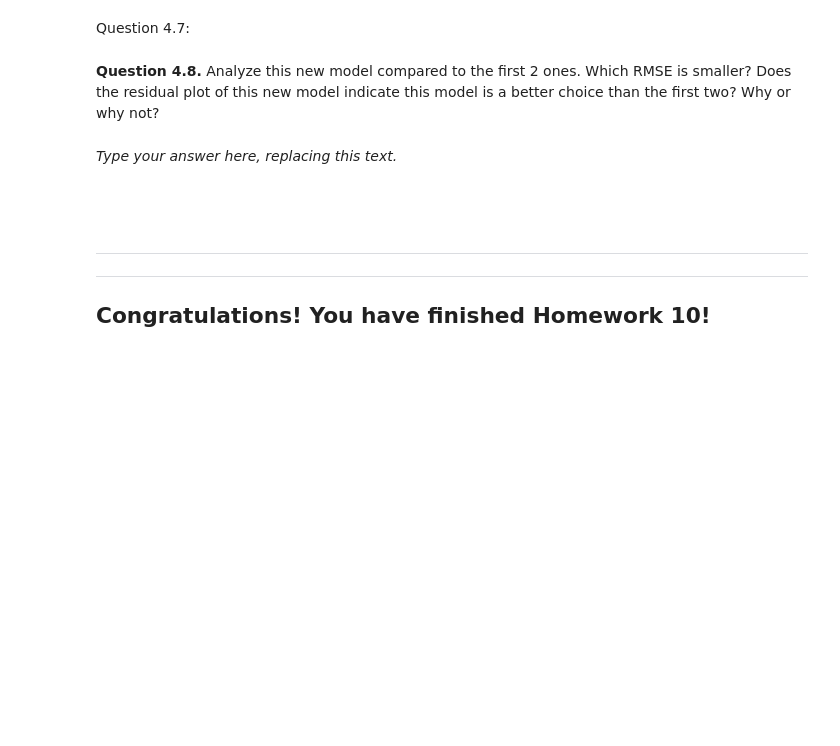
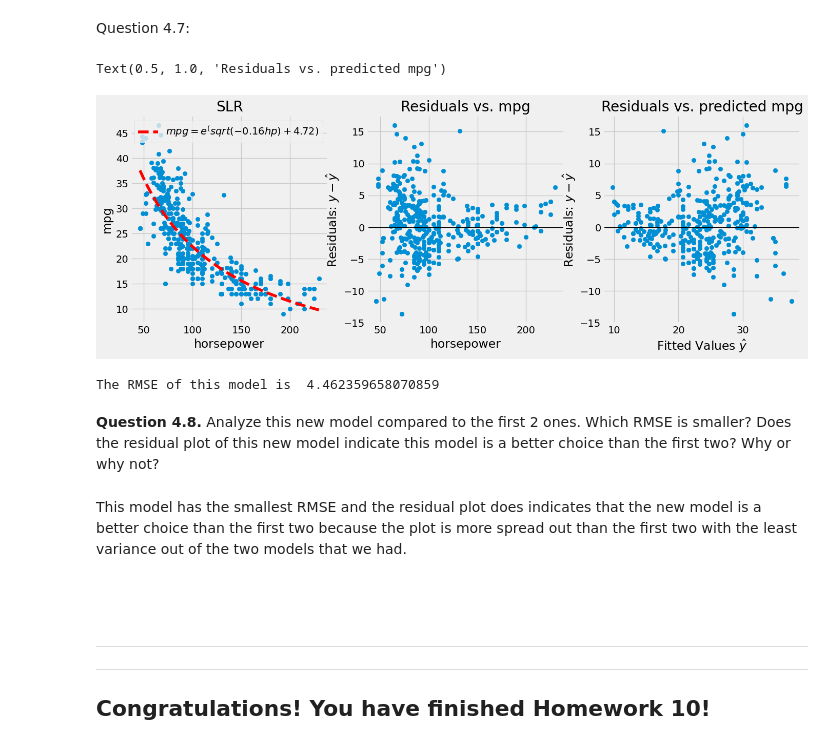
Before and after one commit to abo3abd-y/Data-Science, a Jupyter notebook: Data Science/HW/hw10/hw10.ipynb, the cells around one changed output. Cells and saved outputs as stored; diff of their text form; code cells hidden in the pictures; blank space fills up the shorter version.

```diff
--- a/Data Science/HW/hw10/hw10.ipynb
+++ b/Data Science/HW/hw10/hw10.ipynb
@@ -873,7 +919,7 @@ a).  Add a new column to vehicle_data called `log(mpg)` that contains the log of
 
 b).  Then plot a scatterplot of `log(mpg)` vs `sqrt(hp)` to visually inspect if this transformation makes the data appear more linear than our first and second models.  Label your axes.
 # %%
-...
+vehicle_data["log(mpg)"] = np.log(vehicle_data["mpg"])
 # %% [markdown]
 <!-- END QUESTION -->
 
@@ -904,16 +950,46 @@ d).  Calculate the RMSE for this model
 
 Question 4.7:
 # %%
-...
+adjusted_model_with_mpg = lm.LinearRegression()
+X_adjusted = vehicle_data[["sqrt(hp)"]]
+y_adjusted = vehicle_data["log(mpg)"]
+
+adjusted_model_with_mpg.fit(X_adjusted, y_adjusted)
+
+predicted_mpg_model3 = np.exp(adjusted_model_with_mpg.predict(vehicle_data[["sqrt(hp)"]]))
 # Your code for parts a) and b) above this line
 # %%
-...
+fig, ax = plt.subplots(1,3, figsize=(15, 5))
+ax[0].scatter(vehicle_data['horsepower'], vehicle_data['mpg'])
+ax[0].plot(vehicle_data['horsepower'], predicted_mpg_model3, 'r--', label =r'$mpg = e^(sqrt({0:.2f}hp)+{1:.2f}$)'.format(adjusted_model_with_mpg.coef_[0],adjusted_model_with_mpg.intercept_))
+ax[0].set_xlabel('horsepower')
+ax[0].set_ylabel('mpg')
+ax[0].set_title('SLR')
+ax[0].legend()
+
+
+ax[1].scatter(vehicle_data['horsepower'], vehicle_data['mpg'] - predicted_mpg_model3)
+ax[1].axhline(0, c='black', linewidth=1)
+ax[1].set_xlabel(r'horsepower')
+ax[1].set_ylabel(r'Residuals: $y - \hat{y}$');
+ax[1].set_title("Residuals vs. mpg")
+
+ax[2].scatter(predicted_mpg_model3, vehicle_data['mpg'] - predicted_mpg_model3)
+ax[2].axhline(0, c='black', linewidth=1)
+ax[2].set_xlabel(r'Fitted Values $\hat{y}$')
+ax[2].set_ylabel(r'Residuals: $y - \hat{y}$');
+ax[2].set_title("Residuals vs. predicted mpg")
 
 # Your code for part c  above this line
+# %% [output]
+Text(0.5, 1.0, 'Residuals vs. predicted mpg')
+[figure, added]
 # %%
-RMSE_model3 = ...
+RMSE_model3 = RMSE_hp_sqrt = np.sqrt(np.sum([(temp["mpg"][i] - predicted_mpg_model3[i])**2 for i in range(len(temp["mpg"]))])/len(temp["mpg"]))
 
 print("The RMSE of this model is ", RMSE_model3)
+# %% [output]
+The RMSE of this model is  4.462359658070859
 # %%
 grader.check("q4_7")
 # %% [markdown]
@@ -924,7 +1000,7 @@ grader.check("q4_7")
 **Question 4.8.**
 Analyze this new model compared to the first 2 ones.  Which RMSE is smaller?  Does the residual plot of this new model indicate this model is a better choice than the first two?  Why or why not?
 # %% [markdown]
-_Type your answer here, replacing this text._
+This model has the smallest RMSE and the residual plot does indicates that the new model is a better choice than the first two because the plot is more spread out than the first two with the least variance out of the two models that we had.
 # %% [markdown]
 <!-- END QUESTION -->
 
```
Also changed, not shown: parts of 16 cells of this notebook, 17 other files.
